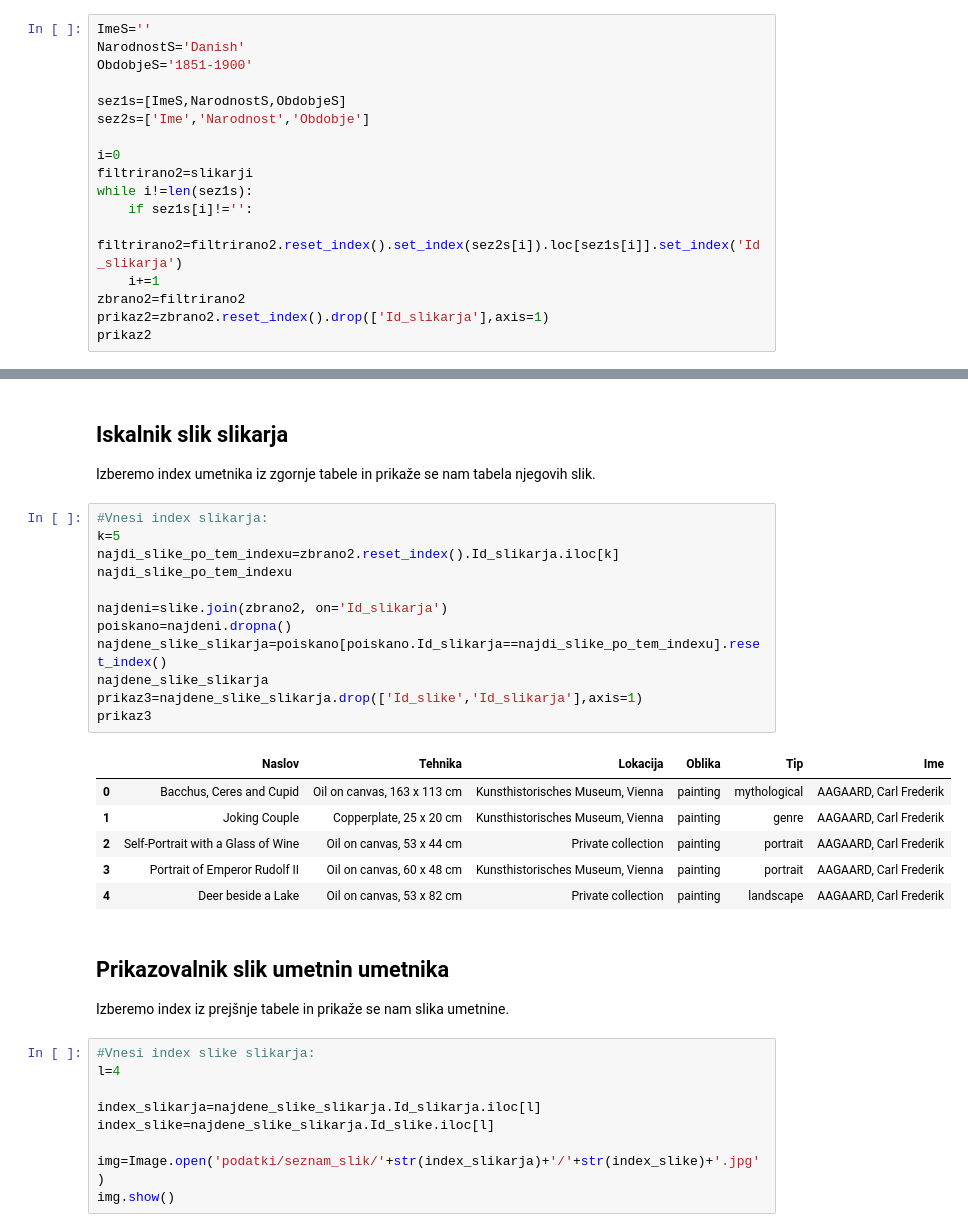
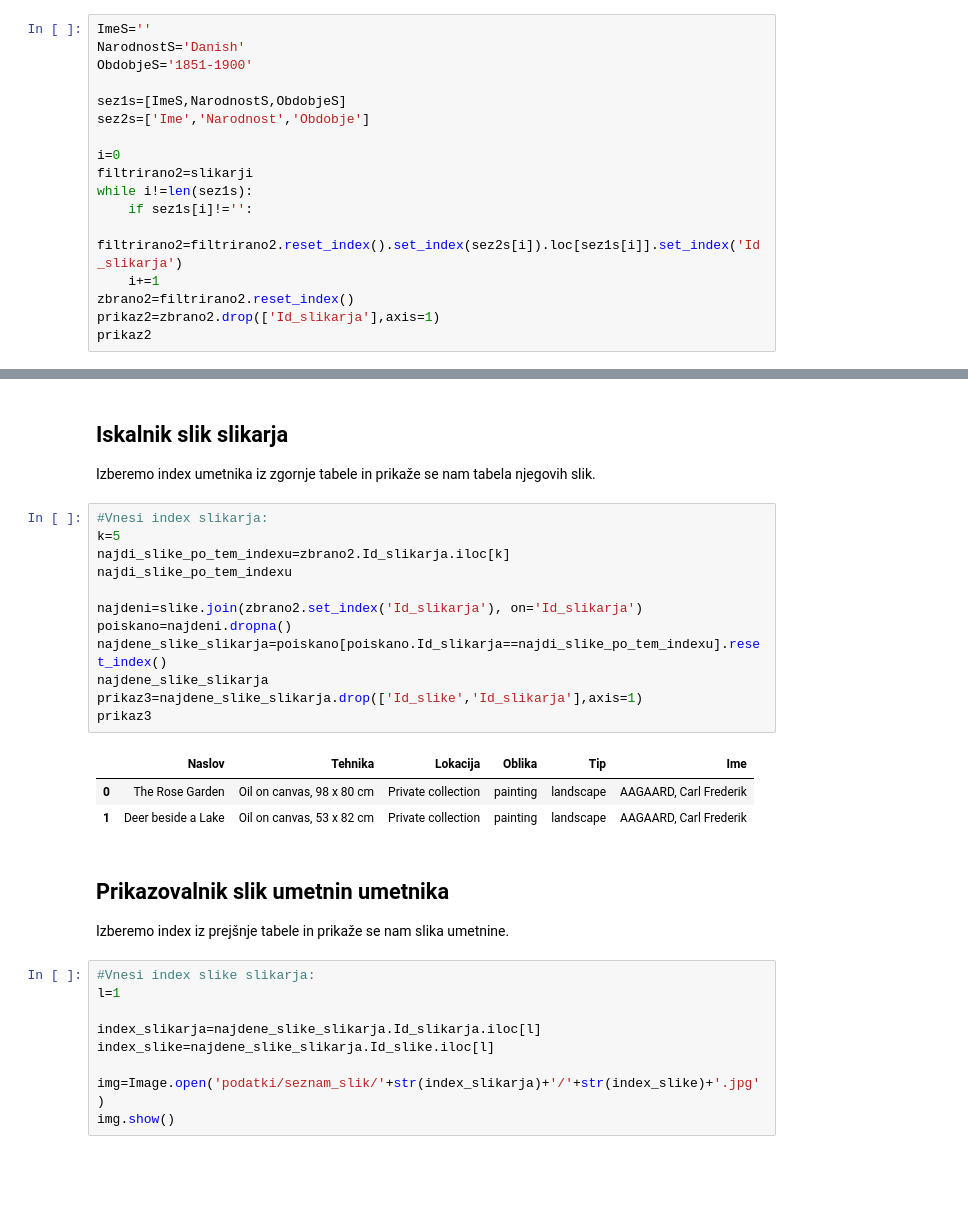
Before and after one commit to urosrac/Slikarji, a Jupyter notebook: Slikarji_7.ipynb, the cells around one changed output, grey strips where cells are left out. Saved outputs shown, nothing was run; the diff lists cells and outputs as text; blank space fills up the shorter version.

Commit message:
Dodane datoteke in popravljene napake pri slikarstvo_5.py Id_slikarja

```diff
--- a/Slikarji_7.ipynb
+++ b/Slikarji_7.ipynb
@@ -348,8 +352,8 @@ while i!=len(sez1s):
     if sez1s[i]!='':
         filtrirano2=filtrirano2.reset_index().set_index(sez2s[i]).loc[sez1s[i]].set_index('Id_slikarja')
     i+=1
-zbrano2=filtrirano2
-prikaz2=zbrano2.reset_index().drop(['Id_slikarja'],axis=1)
+zbrano2=filtrirano2.reset_index()
+prikaz2=zbrano2.drop(['Id_slikarja'],axis=1)
 prikaz2
 # %% [output]
 |  | Ime |
@@ -372,28 +376,25 @@ Izberemo index umetnika iz zgornje tabele in prikaže se nam tabela njegovih sli
 # %%
 #Vnesi index slikarja:
 k=5
-najdi_slike_po_tem_indexu=zbrano2.reset_index().Id_slikarja.iloc[k]
+najdi_slike_po_tem_indexu=zbrano2.Id_slikarja.iloc[k]
 najdi_slike_po_tem_indexu
 
-najdeni=slike.join(zbrano2, on='Id_slikarja')
+najdeni=slike.join(zbrano2.set_index('Id_slikarja'), on='Id_slikarja')
 poiskano=najdeni.dropna()
 najdene_slike_slikarja=poiskano[poiskano.Id_slikarja==najdi_slike_po_tem_indexu].reset_index()
 najdene_slike_slikarja
 prikaz3=najdene_slike_slikarja.drop(['Id_slike','Id_slikarja'],axis=1)
 prikaz3
 # %% [output]
 |  | Naslov | Tehnika | Lokacija | Oblika | Tip | Ime |
-| 0 | Bacchus, Ceres and Cupid | Oil on canvas, 163 x 113 cm | Kunsthistorisches Museum, Vienna | painting | mythological | AAGAARD, Carl Frederik |
-| 1 | Joking Couple | Copperplate, 25 x 20 cm | Kunsthistorisches Museum, Vienna | painting | genre | AAGAARD, Carl Frederik |
-| 2 | Self-Portrait with a Glass of Wine | Oil on canvas, 53 x 44 cm | Private collection | painting | portrait | AAGAARD, Carl Frederik |
-| 3 | Portrait of Emperor Rudolf II | Oil on canvas, 60 x 48 cm | Kunsthistorisches Museum, Vienna | painting | portrait | AAGAARD, Carl Frederik |
-| 4 | Deer beside a Lake | Oil on canvas, 53 x 82 cm | Private collection | painting | landscape | AAGAARD, Carl Frederik |
+| 0 | The Rose Garden | Oil on canvas, 98 x 80 cm | Private collection | painting | landscape | AAGAARD, Carl Frederik |
+| 1 | Deer beside a Lake | Oil on canvas, 53 x 82 cm | Private collection | painting | landscape | AAGAARD, Carl Frederik |
 # %% [markdown]
 ## Prikazovalnik slik umetnin umetnika
 Izberemo index iz prejšnje tabele in prikaže se nam slika umetnine.
 # %%
 #Vnesi index slike slikarja:
-l=4
+l=1
 
 index_slikarja=najdene_slike_slikarja.Id_slikarja.iloc[l]
 index_slike=najdene_slike_slikarja.Id_slike.iloc[l]
```
Also changed, not shown: parts of 14 cells of this notebook, 8 other files.
